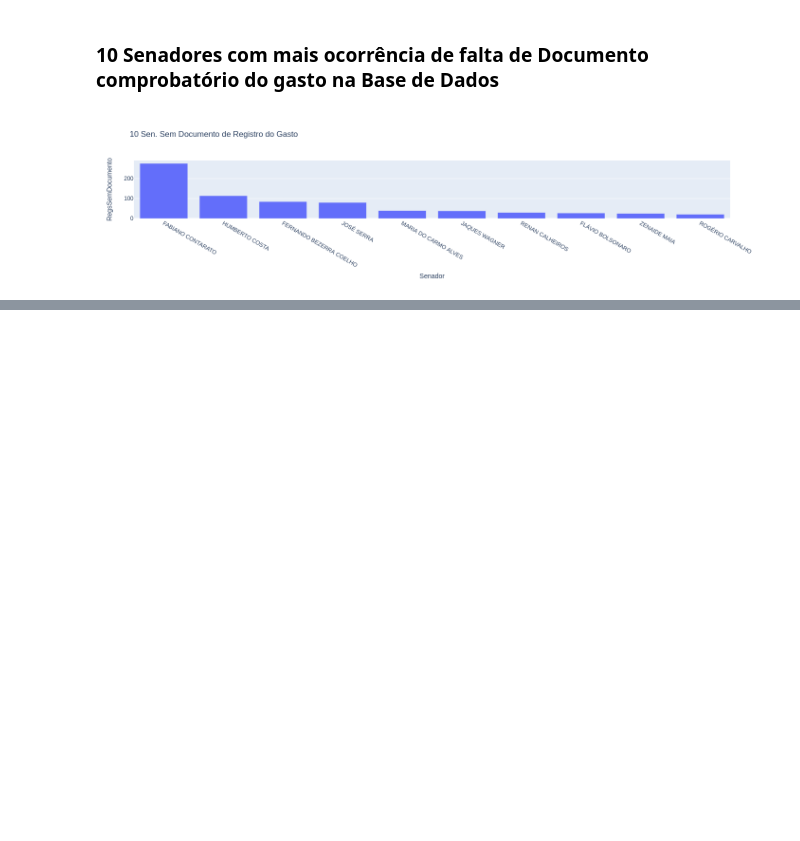
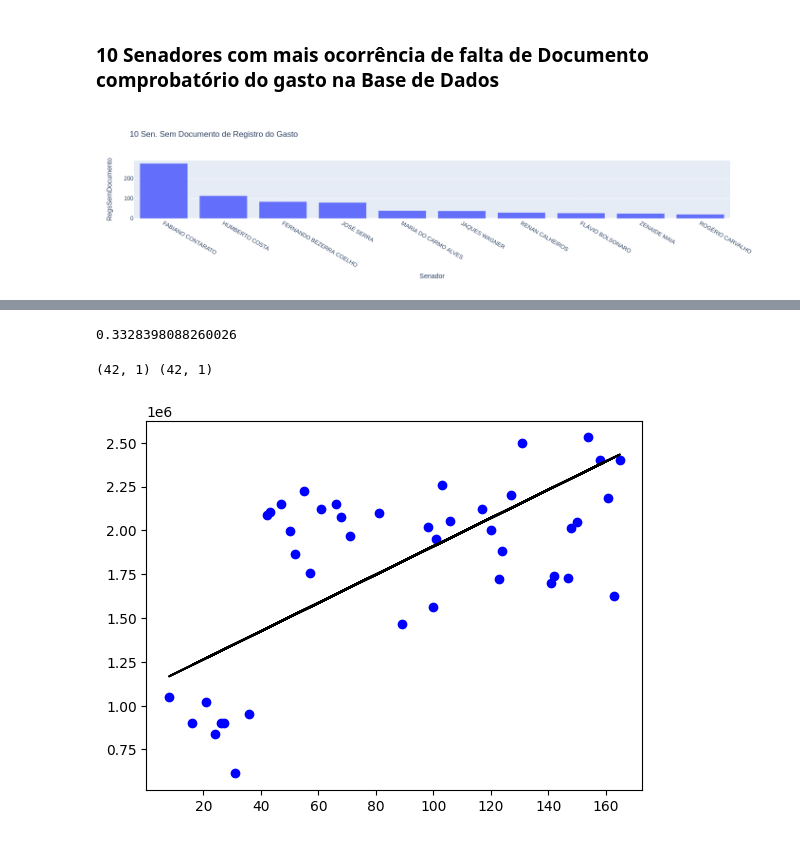
Before and after one commit to wsricardo/eda-tcs, a Jupyter notebook: aedSenadoBr.ipynb, the cells around one changed output, grey strips where cells are left out. Drawn from its saved outputs; the diff is of its cells as text; code cells hidden in the pictures; blank space fills up the shorter version.

Commit message:
Update notebook pandas use Scikit-Learn linear regression to predict values.

```diff
--- a/aedSenadoBr.ipynb
+++ b/aedSenadoBr.ipynb
@@ -205,0 +232,11 @@ ds.sort_values(by=['RegsSemDocumento'], ascending=False)[:10].plot(x='Senador',
+# %%
+anos = [ i for i in range(2008, 2023) ]
+mes = ['Jan', 'Fev', 'Mar', 'Abr', 'Mai', 'Jul', 'Jun', 'Agos', 'Set', 'Nov', 'Dez']
+# %%
+data = {'Data': [], 'Gasto': []}
+for i in anos:
+    for j in mes:
+        data['Data'].append(j+'/'+str(i))
+        data['Gasto'].append( dff[ (dff['ANO'] == i ) & ( dff['MES']  == mes.index(j) + 1 ) ]['VALOR_REEMBOLSADO'].sum() )
+# %%
+dl = pd.DataFrame(data, columns=['Data', 'Gasto'])
@@ -205,0 +296,21 @@ ds.sort_values(by=['RegsSemDocumento'], ascending=False)[:10].plot(x='Senador',
+# %%
+X_train, X_test, y_train, y_test = train_test_split(np.array(dl.index+1).reshape(-1,1), np.array(dl['Gasto']).reshape(-1,1), test_size = 0.25)
+
+regr = LinearRegression()
+
+regr.fit(X_train, y_train)
+print(regr.score(X_test, y_test))
+# %% [output]
+0.3328398088260026
+# %%
+print(X_test.shape, y_test.shape)
+# %% [output]
+(42, 1) (42, 1)
+# %%
+y_pred = regr.predict(X_test)
+plt.scatter(X_test, y_test, color ='b')
+plt.plot(X_test, y_pred, color ='k')
+
+plt.show()
+# %% [output]
+[figure, added]
```
Also changed, not shown: parts of 20 cells of this notebook.
